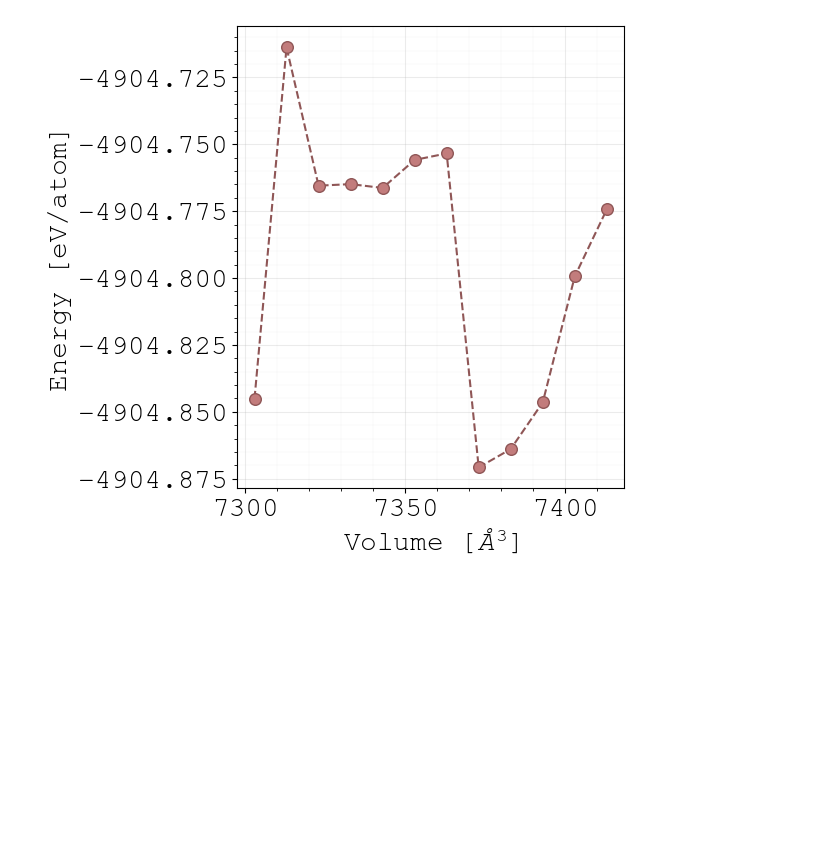
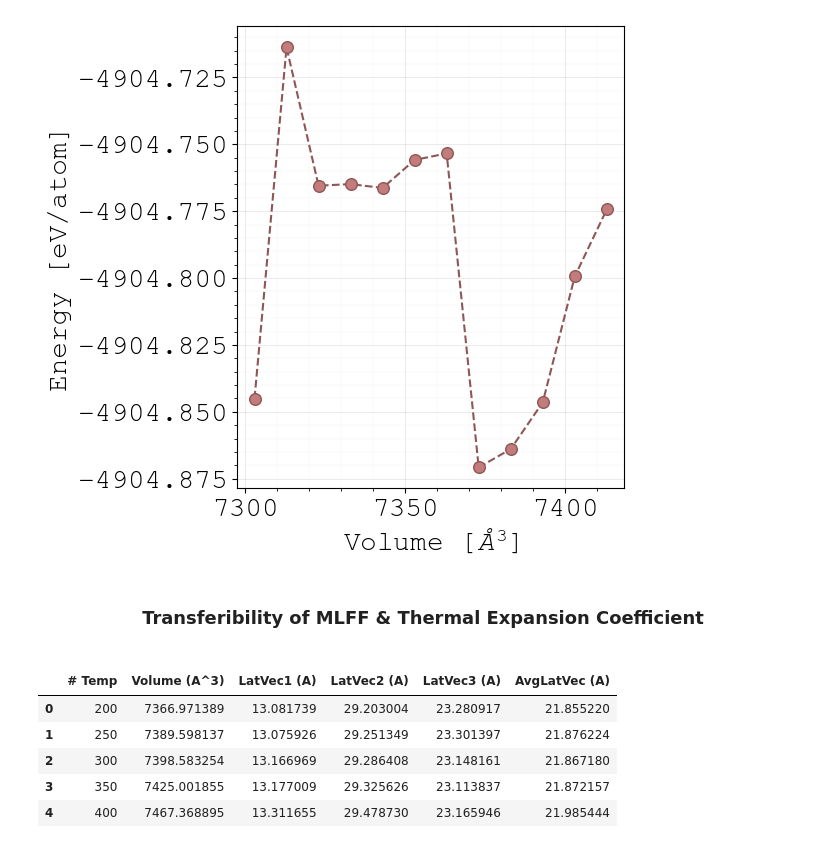
Before and after one commit to quantum-gabo/bachelor-thesis, a Jupyter notebook: notebooks/thesis-figures.ipynb, the cells around one changed output. Saved outputs shown, nothing was run; the diff lists cells and outputs as text; code cells hidden in the pictures; blank space fills up the shorter version.

```diff
--- a/notebooks/thesis-figures.ipynb
+++ b/notebooks/thesis-figures.ipynb
@@ -1394,3 +1398,9 @@ fig.clear()
 plt.close()
 # %% [output]
 [figure]
+# %% [markdown]
+<div class="header" style="text-align: center; margin-top: 20px; margin-bottom: 20px; font-family: Arial, sans-serif;">
+    <h3>
+    Transferibility of MLFF & Thermal Expansion Coefficient
+    </h3>
+</div>
@@ -1396,0 +1420,9 @@ plt.close()
+# %%
+volume_temp
+# %% [output]
+|  | # Temp | Volume (A^3) | LatVec1 (A) | LatVec2 (A) | LatVec3 (A) | AvgLatVec (A) |
+| 0 | 200 | 7366.971389 | 13.081739 | 29.203004 | 23.280917 | 21.855220 |
+| 1 | 250 | 7389.598137 | 13.075926 | 29.251349 | 23.301397 | 21.876224 |
+| 2 | 300 | 7398.583254 | 13.166969 | 29.286408 | 23.148161 | 21.867180 |
+| 3 | 350 | 7425.001855 | 13.177009 | 29.325626 | 23.113837 | 21.872157 |
+| 4 | 400 | 7467.368895 | 13.311655 | 29.478730 | 23.165946 | 21.985444 |
```
Also changed, not shown: parts of 12 cells of this notebook, 7 other files.
